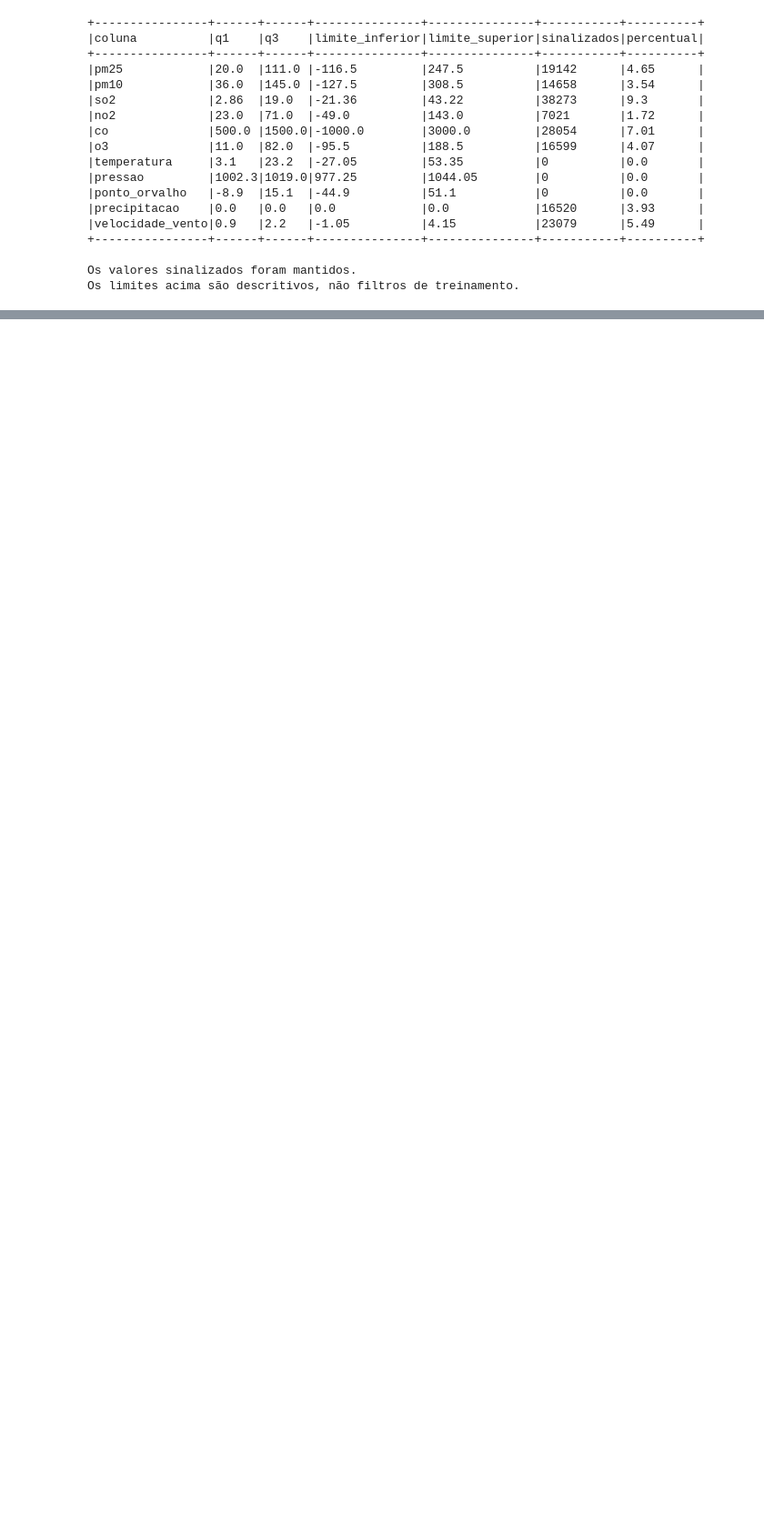
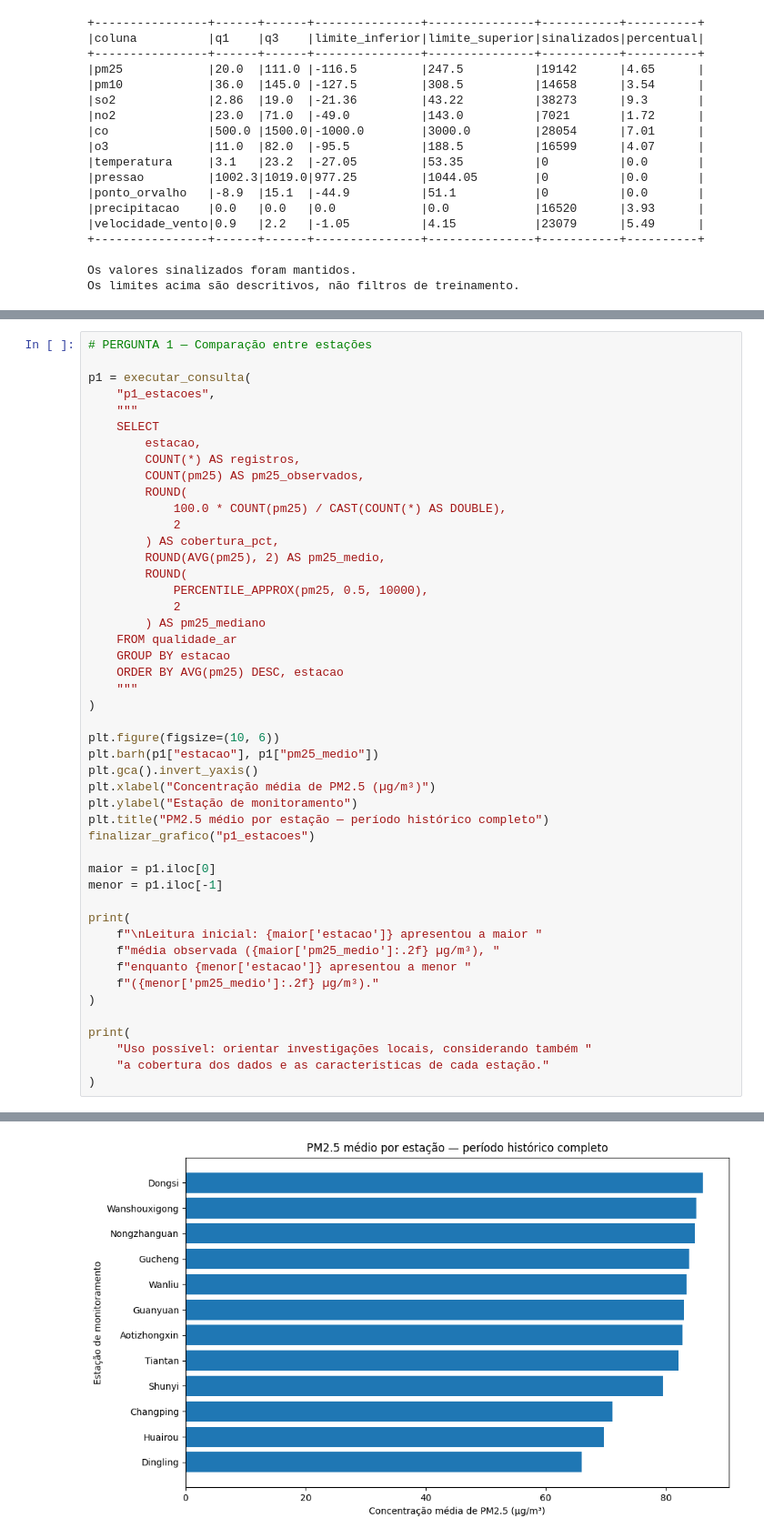
Before and after one commit to douglasarend/sistematizacao-ciencia-dados-ii, a Jupyter notebook: Sistematizacao_CD2.ipynb, the cells around one changed output, grey strips where cells are left out. Shown at 91% size. Saved outputs shown, nothing was run; the diff lists cells and outputs as text; blank space fills up the shorter version.

Commit message:
Add files via upload
Adiciona seis análises com Spark SQL, gráficos e leituras iniciais

```diff
--- a/Sistematizacao_CD2.ipynb
+++ b/Sistematizacao_CD2.ipynb
@@ -783,0 +937,48 @@ Os limites acima são descritivos, não filtros de treinamento.
+# %%
+# PERGUNTA 1 — Comparação entre estações
+
+p1 = executar_consulta(
+    "p1_estacoes",
+    """
+    SELECT
+        estacao,
+        COUNT(*) AS registros,
+        COUNT(pm25) AS pm25_observados,
+        ROUND(
+            100.0 * COUNT(pm25) / CAST(COUNT(*) AS DOUBLE),
+            2
+        ) AS cobertura_pct,
+        ROUND(AVG(pm25), 2) AS pm25_medio,
+        ROUND(
+            PERCENTILE_APPROX(pm25, 0.5, 10000),
+            2
+        ) AS pm25_mediano
+    FROM qualidade_ar
+    GROUP BY estacao
+    ORDER BY AVG(pm25) DESC, estacao
+    """
+)
+
+plt.figure(figsize=(10, 6))
+plt.barh(p1["estacao"], p1["pm25_medio"])
+plt.gca().invert_yaxis()
+plt.xlabel("Concentração média de PM2.5 (µg/m³)")
+plt.ylabel("Estação de monitoramento")
+plt.title("PM2.5 médio por estação — período histórico completo")
+finalizar_grafico("p1_estacoes")
+
+maior = p1.iloc[0]
+menor = p1.iloc[-1]
+
+print(
+    f"\nLeitura inicial: {maior['estacao']} apresentou a maior "
+    f"média observada ({maior['pm25_medio']:.2f} µg/m³), "
+    f"enquanto {menor['estacao']} apresentou a menor "
+    f"({menor['pm25_medio']:.2f} µg/m³)."
+)
+
+print(
+    "Uso possível: orientar investigações locais, considerando também "
+    "a cobertura dos dados e as características de cada estação."
+)
+# %% [output]
@@ -783,0 +998 @@ Os limites acima são descritivos, não filtros de treinamento.
+[figure, added]
```
Also changed, not shown: parts of 9 cells of this notebook.
